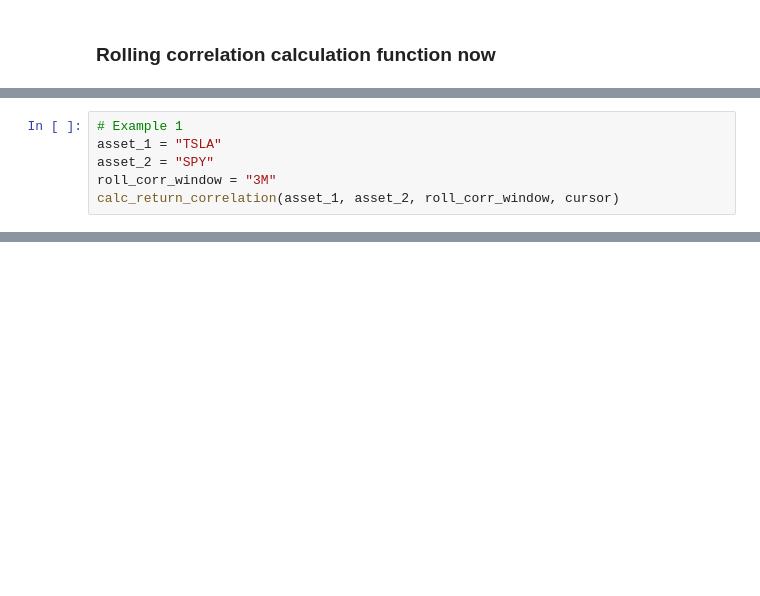
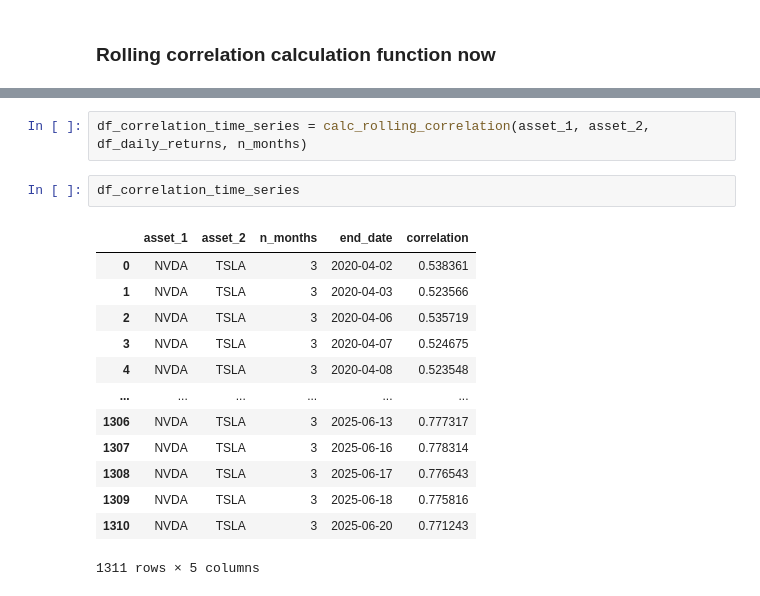
Before and after one commit to jzl4/financial-etl-poc, a Jupyter notebook: notebooks/notebook_3_rolling_correlations.ipynb, the cells around one changed output, grey strips where cells are left out. Saved outputs shown, nothing was run; the diff lists cells and outputs as text; blank space fills up the shorter version.

```diff
--- a/notebooks/notebook_3_rolling_correlations.ipynb
+++ b/notebooks/notebook_3_rolling_correlations.ipynb
@@ -209,6 +143,0 @@ def calc_return_correlation(asset_1: str, asset_2: str, roll_corr_window: str, c
-# %%
-# Example 1
-asset_1 = "TSLA"
-asset_2 = "SPY"
-roll_corr_window = "3M"
-calc_return_correlation(asset_1, asset_2, roll_corr_window, cursor)
@@ -453,0 +225,18 @@ plot_rolling_correlation(nvda_tsla_correlation)
+# %%
+df_correlation_time_series = calc_rolling_correlation(asset_1, asset_2, df_daily_returns, n_months)
+# %%
+df_correlation_time_series
+# %% [output]
+|  | asset_1 | asset_2 | n_months | end_date | correlation |
+| 0 | NVDA | TSLA | 3 | 2020-04-02 | 0.538361 |
+| 1 | NVDA | TSLA | 3 | 2020-04-03 | 0.523566 |
+| 2 | NVDA | TSLA | 3 | 2020-04-06 | 0.535719 |
+| 3 | NVDA | TSLA | 3 | 2020-04-07 | 0.524675 |
+| 4 | NVDA | TSLA | 3 | 2020-04-08 | 0.523548 |
+| ... | ... | ... | ... | ... | ... |
+| 1306 | NVDA | TSLA | 3 | 2025-06-13 | 0.777317 |
+| 1307 | NVDA | TSLA | 3 | 2025-06-16 | 0.778314 |
+| 1308 | NVDA | TSLA | 3 | 2025-06-17 | 0.776543 |
+| 1309 | NVDA | TSLA | 3 | 2025-06-18 | 0.775816 |
+| 1310 | NVDA | TSLA | 3 | 2025-06-20 | 0.771243 |
+1311 rows × 5 columns
```
Also changed, not shown: parts of 33 cells of this notebook, 3 other files.
